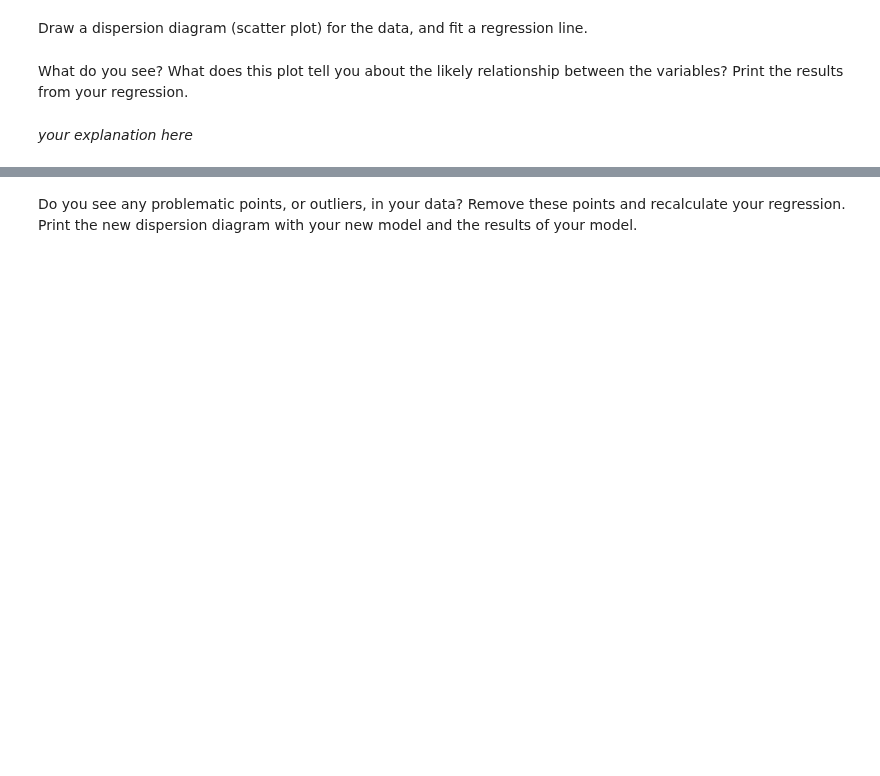
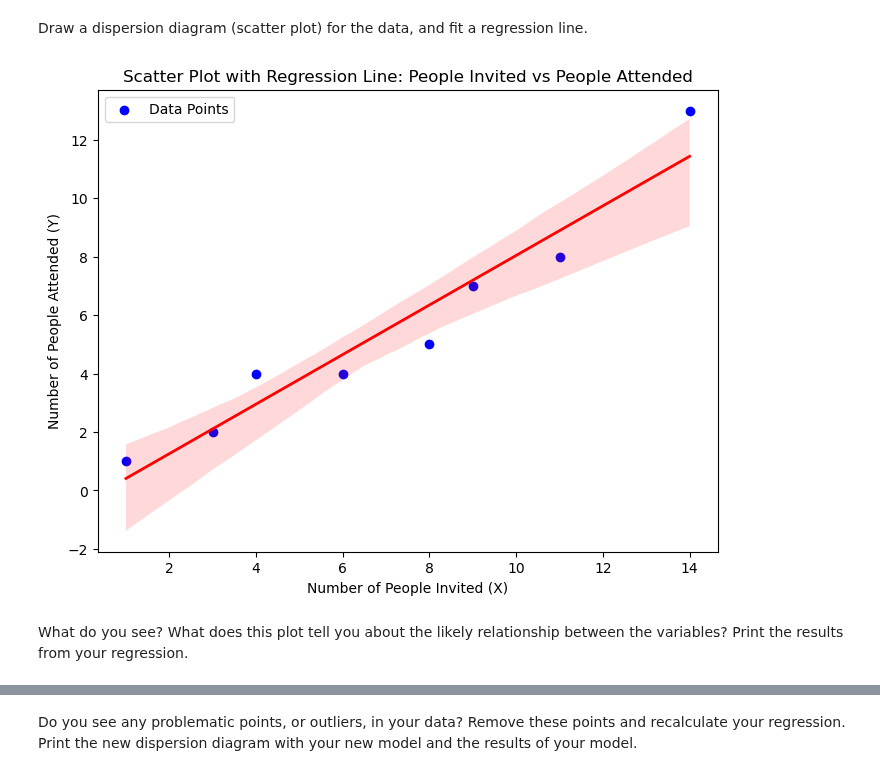
Before and after one commit to ironhack-labs/lab-regression-analysis-en, a Jupyter notebook: your-code/lab-regression-analysis.ipynb, the cells around one changed output, grey strips where cells are left out. Drawn from its saved outputs; the diff is of its cells as text; code cells hidden in the pictures; blank space fills up the shorter version.

```diff
--- a/your-code/lab-regression-analysis.ipynb
+++ b/your-code/lab-regression-analysis.ipynb
@@ -309,0 +372,10 @@ First, build a dataframe with the data.
+# %%
+# Your code here.
+
+import pandas as pd
+
+# Create a DataFrame with the data provided
+data = pd.DataFrame({'X': [1, 3, 4, 6, 8, 9, 11, 14], 'Y': [1, 2, 4, 4, 5, 7, 8, 13]})
+
+# Display the DataFrame
+print(data)
@@ -314,4 +394,36 @@ Draw a dispersion diagram (scatter plot) for the data, and fit a regression line
+# %%
+# Your code here.
+
+import matplotlib.pyplot as plt  # Importing the plotting library
+import numpy as np  # Importing numpy for numerical operations (not used here but often helpful)
+import seaborn as sns  # Importing seaborn for advanced statistical plots
+
+# Create a new figure for the plot with a specified size
+plt.figure(figsize=(8, 6))  # (width, height) in inches
+
+# Scatter plot: Plot the data points for 'X' (People Invited) and 'Y' (People Attended)
+plt.scatter(data['X'], data['Y'], color='blue', label='Data Points')  # Plotting the actual data points in blue
+
+# Fit a regression line: This will calculate and draw the line that best fits the data
+sns.regplot(x='X', y='Y', data=data, scatter=False, color='red', line_kws={"color": "red", "linewidth": 2})
+# `data=data` tells seaborn to use the `data` DataFrame for plotting, and 'X' and 'Y' columns from that DataFrame
+# `scatter=False` means only the regression line will be plotted, not the individual data points
+# `color='red'` specifies the color of the regression line
+# `line_kws={"color": "red", "linewidth": 2}` adjusts the appearance of the regression line (color and thickness)
+
+# Add a title to the plot
+plt.title('Scatter Plot with Regression Line: People Invited vs People Attended')
+
+# Add labels to the x and y axes to describe the data
+plt.xlabel('Number of People Invited (X)')
+plt.ylabel('Number of People Attended (Y)')
+
+# Display a legend to explain the plot elements
+plt.legend()
+
+# Show the plot
+plt.show()  # This displays the plot in the output
+# %% [output]
+[figure, added]
 # %% [markdown]
 What do you see? What does this plot tell you about the likely relationship between the variables? Print the results from your regression.
-# %% [markdown]
-*your explanation here*
```
Also changed, not shown: parts of 22 cells of this notebook.
